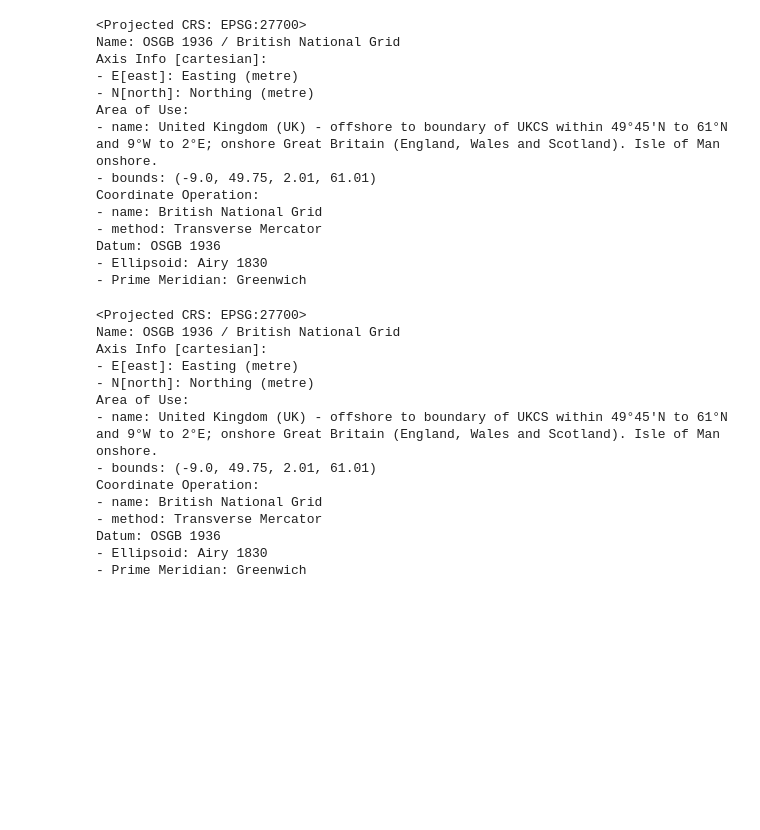
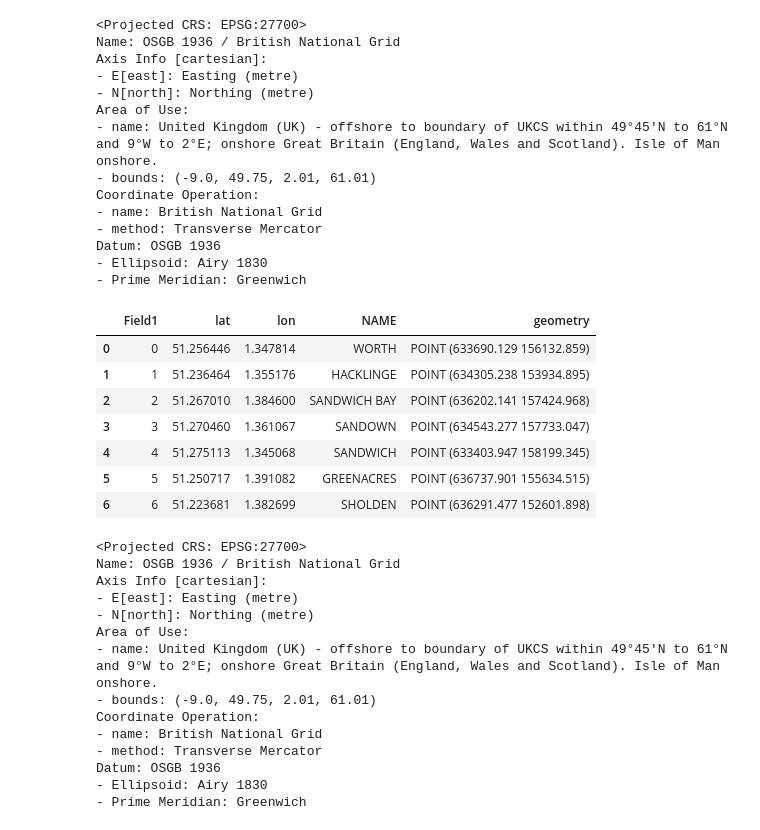
Before and after one commit to pjb41/PBridgesAssignment, a Jupyter notebook: Assign_workings.ipynb, the cells around one changed output. Cells and saved outputs as stored; diff of their text form; code cells hidden in the pictures; blank space fills up the shorter version.

```diff
--- a/Assign_workings.ipynb
+++ b/Assign_workings.ipynb
@@ -34,6 +35,17 @@ Coordinate Operation:
 Datum: OSGB 1936
 - Ellipsoid: Airy 1830
 - Prime Meridian: Greenwich
+# %%
+points1
+# %% [output]
+|  | Field1 | lat | lon | NAME | geometry |
+| 0 | 0 | 51.256446 | 1.347814 | WORTH | POINT (633690.129 156132.859) |
+| 1 | 1 | 51.236464 | 1.355176 | HACKLINGE | POINT (634305.238 153934.895) |
+| 2 | 2 | 51.267010 | 1.384600 | SANDWICH BAY | POINT (636202.141 157424.968) |
+| 3 | 3 | 51.270460 | 1.361067 | SANDOWN | POINT (634543.277 157733.047) |
+| 4 | 4 | 51.275113 | 1.345068 | SANDWICH | POINT (633403.947 158199.345) |
+| 5 | 5 | 51.250717 | 1.391082 | GREENACRES | POINT (636737.901 155634.515) |
+| 6 | 6 | 51.223681 | 1.382699 | SHOLDEN | POINT (636291.477 152601.898) |
 # %%
 seadef.crs
 # %% [output]
```
Also changed, not shown: parts of 7 cells of this notebook.
